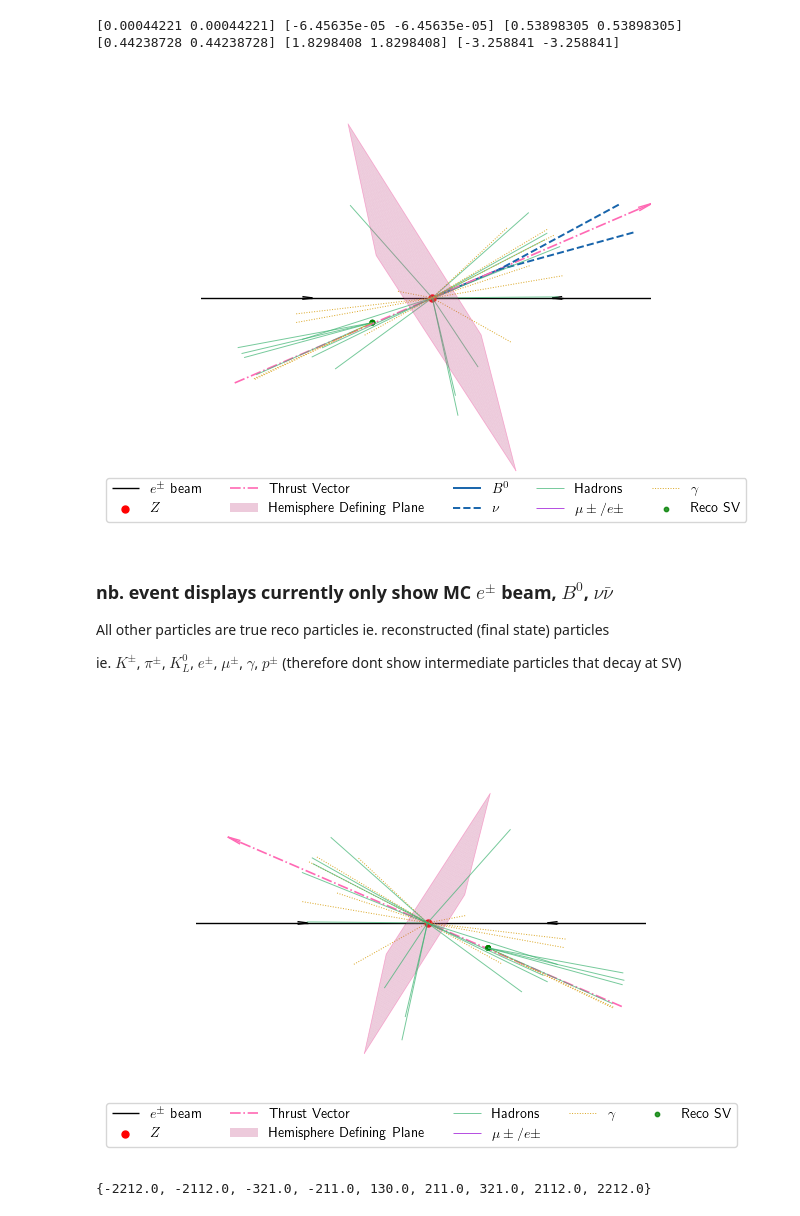
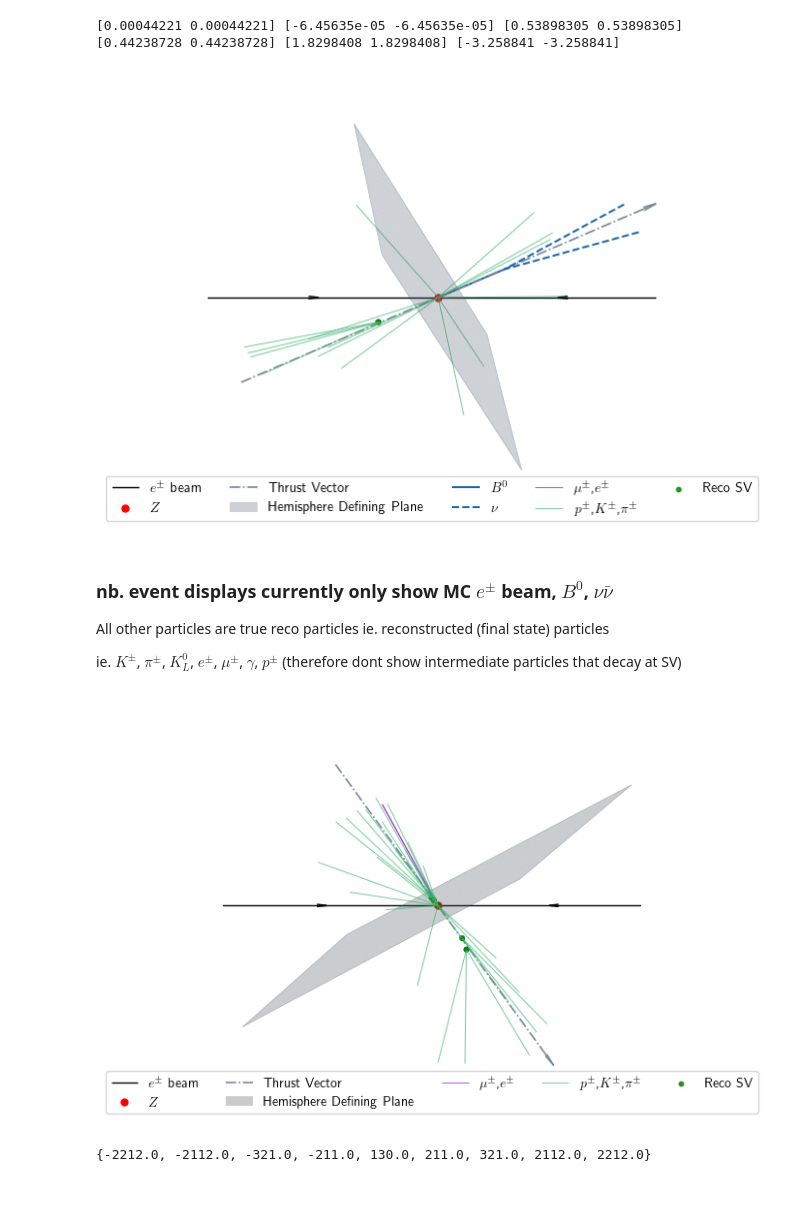
Before and after one commit to RMangrulkar/FCCAnalyses, a Jupyter notebook: examples/FCCee/flavour/B2Inv/evt_disp.ipynb, the cells around one changed output. Saved outputs shown, nothing was run; the diff lists cells and outputs as text; code cells hidden in the pictures.

Commit message:
Update final states so only showing charged reco particles

```diff
--- a/examples/FCCee/flavour/B2Inv/evt_disp.ipynb
+++ b/examples/FCCee/flavour/B2Inv/evt_disp.ipynb
@@ -205,10 +205,10 @@ ax.scatter3D(0, 0, 0, color='red', label=r'$Z$', s=25, zorder=12)
 
 
 #add thrust
-ax.quiver(0, 0, 0, thrustZ, thrustY, thrustX, color='hotpink', label=r'Thrust Vector', **thrust_opts, linestyle='dashdot', linewidth=1.2,zorder=2)
-ax.quiver(0, 0, 0, -thrustZ, -thrustY, -thrustX, color='hotpink',  **thrust_opts, linestyle='dashdot', linewidth=1.2,zorder=3)
+ax.quiver(0, 0, 0, thrustZ, thrustY, thrustX, color='lightslategray', label=r'Thrust Vector', **thrust_opts, linestyle='dashdot', linewidth=1.2,zorder=2)#'hotpink'
+ax.quiver(0, 0, 0, -thrustZ, -thrustY, -thrustX, color='lightslategray',  **thrust_opts, linestyle='dashdot', linewidth=1.2,zorder=3)#'hotpink'
 # Plot solid arrowhead
-ax.quiver(thrustZ*thrust_opts['length'], thrustY*thrust_opts['length'], thrustX*thrust_opts['length'],thrustZ,thrustY,thrustX,color='hotpink',arrow_length_ratio=1,linewidth=1, length=0.6)
+ax.quiver(thrustZ*thrust_opts['length'], thrustY*thrust_opts['length'], thrustX*thrust_opts['length'],thrustZ,thrustY,thrustX,color='lightslategray',arrow_length_ratio=1,linewidth=1, length=0.6)# 'hotpink'
 
 #add plane separating hemispheres
 normal = np.array([thrustX, thrustY, thrustZ])
@@ -224,22 +224,22 @@ if normal[2] != 0:
     zz = (-normal[0] * xx - normal[1] * yy + d) / normal[2]
 
     # Plot the plane
-    ax.plot_surface(zz, yy, xx, alpha=0.3, color='hotpink', label='Hemisphere Defining Plane',zorder=4)
+    ax.plot_surface(zz, yy, xx, alpha=0.3, color='lightslategray', label='Hemisphere Defining Plane',zorder=4) #'hotpink'
 
     x_corners = [xx[0,0], xx[0,-1], xx[-1,-1], xx[-1,0], xx[0,0]]
     y_corners = [yy[0,0], yy[0,-1], yy[-1,-1], yy[-1,0], yy[0,0]]
     z_corners = [zz[0,0], zz[0,-1], zz[-1,-1], zz[-1,0], zz[0,0]]
-    ax.plot(z_corners, y_corners, x_corners, color='hotpink', linewidth=0.5,zorder=5,alpha=0.5)
+    ax.plot(z_corners, y_corners, x_corners, color='lightslategray', linewidth=0.5,zorder=5,alpha=0.5) #'hotpink'
 
 #Add Bs2nunu
 ax.quiver(bZ[0]-zZ,bY[0]-zY,bX[0]-zX,nuZ[0]-bZ[0],nuY[0]-bY[0],nuX[0]-bX[0], color=plt.cm.Blues( np.linspace(0, 1, 6)[4]) , label=r'$B^0$', arrow_length_ratio=0, linewidth=1.4)
 ax.quiver(nuZ-zZ, nuY-zY, nuX-zY, nuPZ/nuP, nuPY/nuP, nuPX/nuP, color=plt.cm.Blues( np.linspace(0, 1, 6)[4]), label=r'$\nu$', **quiver_opts, linestyle='--', linewidth=1.4)
 
 #add reco particles
-ax.quiver(fhadZ-zZ, fhadY-zY, fhadX-zX, fhadPZ/fhadP, fhadPY/fhadP, fhadPX/fhadP, color='mediumseagreen', label='Hadrons', **quiver_opts, linewidth=0.7, alpha=0.7)
-ax.quiver(fmuZ-zZ, fmuY-zY, fmuX-zX, fmuPZ/fmuP, fmuPY/fmuP, fmuPX/fmuP, label=r'$\mu\pm/e\pm$', linewidth=0.7, color='darkviolet',**quiver_opts,alpha=0.7)
+ax.quiver(fmuZ-zZ, fmuY-zY, fmuX-zX, fmuPZ/fmuP, fmuPY/fmuP, fmuPX/fmuP,label=r'$\mu^\pm$,$e^\pm$', linewidth=0.7, color='darkviolet',**quiver_opts,alpha=0.7)
 ax.quiver(feZ-zZ, feY-zY, feX-zX, fePZ/feP, fePY/feP, fePX/feP, color='darkviolet', **quiver_opts, linewidth=0.7,alpha=0.7)
-ax.quiver(fgamZ-zZ, fgamY-zY, fgamX-zX, fgamPZ/fgamP, fgamPY/fgamP, fgamPX/fgamP, color='goldenrod', label=r'$\gamma$', **quiver_opts, linewidth=0.7, linestyle=':')
+ax.quiver(fhadZ-zZ, fhadY-zY, fhadX-zX, fhadPZ/fhadP, fhadPY/fhadP, fhadPX/fhadP, color='mediumseagreen', label='$p^\pm$,$K^\pm$,$\pi^\pm$', **quiver_opts, linewidth=0.7, alpha=0.7)
+#ax.quiver(fgamZ-zZ, fgamY-zY, fgamX-zX, fgamPZ/fgamP, fgamPY/fgamP, fgamPX/fgamP, color='goldenrod', label=r'$\gamma$', **quiver_opts, linewidth=0.7, linestyle=':')
 
 #secondary vertices
 ax.scatter3D(SVZ-zZ, SVY-zY, SVX-zX, color='green', label=r'Reco SV', s=10, zorder=13, alpha = 0.8) #(excluding photon producing vertices)'
@@ -286,10 +286,10 @@ for xc in x:
 '''
 
 
-plt.savefig('demo1.pdf', dpi=600)
+plt.savefig('demo1.pdf', bbox_inches='tight')
 plt.show()
 # %% [output]
-[figure, old version]
+[figure, new version]
 # %% [markdown]
 ### nb. event displays currently only show MC $e^\pm$ beam, $B^0$, $\nu\bar{\nu}$
 
@@ -349,13 +349,13 @@ fgamPY = presel_data_bb['Rec_true_py'][(abs(presel_data_bb['Rec_true_PDG']) == 2
 fgamPZ = presel_data_bb['Rec_true_pz'][(abs(presel_data_bb['Rec_true_PDG']) == 22) & (abs(presel_data_bb['Rec_true_M1']) != 11)].to_numpy()
 fgamP  = presel_data_bb['Rec_true_p'][(abs(presel_data_bb['Rec_true_PDG'])  == 22) & (abs(presel_data_bb['Rec_true_M1']) != 11)].to_numpy()
 
-fhadX  = presel_data_bb['Rec_true_orivtx_x'][(abs(presel_data_bb['Rec_true_PDG']) != 11) & (abs(presel_data_bb['Rec_true_PDG']) != 13) & (abs(presel_data_bb['Rec_true_PDG']) != 22)].to_numpy()
-fhadY  = presel_data_bb['Rec_true_orivtx_y'][(abs(presel_data_bb['Rec_true_PDG']) != 11) & (abs(presel_data_bb['Rec_true_PDG']) != 13) & (abs(presel_data_bb['Rec_true_PDG']) != 22)].to_numpy()
-fhadZ  = presel_data_bb['Rec_true_orivtx_z'][(abs(presel_data_bb['Rec_true_PDG']) != 11) & (abs(presel_data_bb['Rec_true_PDG']) != 13) & (abs(presel_data_bb['Rec_true_PDG']) != 22)].to_numpy()
-fhadPX = presel_data_bb['Rec_true_px'][(abs(presel_data_bb['Rec_true_PDG']) != 11) & (abs(presel_data_bb['Rec_true_PDG']) != 13) & (abs(presel_data_bb['Rec_true_PDG']) != 22)].to_numpy()
-fhadPY = presel_data_bb['Rec_true_py'][(abs(presel_data_bb['Rec_true_PDG']) != 11) & (abs(presel_data_bb['Rec_true_PDG']) != 13) & (abs(presel_data_bb['Rec_true_PDG']) != 22)].to_numpy()
-fhadPZ = presel_data_bb['Rec_true_pz'][(abs(presel_data_bb['Rec_true_PDG']) != 11) & (abs(presel_data_bb['Rec_true_PDG']) != 13) & (abs(presel_data_bb['Rec_true_PDG']) != 22)].to_numpy()
-fhadP  = presel_data_bb['Rec_true_p'][(abs(presel_data_bb['Rec_true_PDG']) != 11) & (abs(presel_data_bb['Rec_true_PDG']) != 13) & (abs(presel_data_bb['Rec_true_PDG']) != 22)].to_numpy()
+fhadX  = presel_data_bb['Rec_true_orivtx_x'][(abs(presel_data_bb['Rec_true_PDG']) == 2212) | (abs(presel_data_bb['Rec_true_PDG']) == 211) | (abs(presel_data_bb['Rec_true_PDG']) == 321)].to_numpy() #ie. requiring k,p,pi (only other non-lepton reco states are n, KL)
+fhadY  = presel_data_bb['Rec_true_orivtx_y'][(abs(presel_data_bb['Rec_true_PDG']) == 2212) | (abs(presel_data_bb['Rec_true_PDG']) == 211) | (abs(presel_data_bb['Rec_true_PDG']) == 321)].to_numpy()
+fhadZ  = presel_data_bb['Rec_true_orivtx_z'][(abs(presel_data_bb['Rec_true_PDG']) == 2212) | (abs(presel_data_bb['Rec_true_PDG']) == 211) | (abs(presel_data_bb['Rec_true_PDG']) == 321)].to_numpy()
+fhadPX = presel_data_bb['Rec_true_px'][(abs(presel_data_bb['Rec_true_PDG']) == 2212) | (abs(presel_data_bb['Rec_true_PDG']) == 211) | (abs(presel_data_bb['Rec_true_PDG']) == 321)].to_numpy()
+fhadPY = presel_data_bb['Rec_true_py'][(abs(presel_data_bb['Rec_true_PDG']) == 2212) | (abs(presel_data_bb['Rec_true_PDG']) == 211) | (abs(presel_data_bb['Rec_true_PDG']) == 321)].to_numpy()
+fhadPZ = presel_data_bb['Rec_true_pz'][(abs(presel_data_bb['Rec_true_PDG']) == 2212) | (abs(presel_data_bb['Rec_true_PDG']) == 211) | (abs(presel_data_bb['Rec_true_PDG']) == 321)].to_numpy()
+fhadP  = presel_data_bb['Rec_true_p'][(abs(presel_data_bb['Rec_true_PDG']) == 2212) | (abs(presel_data_bb['Rec_true_PDG']) == 211) | (abs(presel_data_bb['Rec_true_PDG']) == 321)].to_numpy()
 
 SVX  = presel_data_bb['Rec_true_orivtx_x'][(presel_data_bb['Rec_true_orivtx_x']!= zX)&(abs(presel_data_bb['Rec_true_PDG']) != 22)].to_numpy()
 SVY  = presel_data_bb['Rec_true_orivtx_y'][(presel_data_bb['Rec_true_orivtx_y']!= zY) &(abs(presel_data_bb['Rec_true_PDG']) != 22)].to_numpy()
@@ -406,11 +406,11 @@ ax.scatter3D(0, 0, 0, color='red', label=r'$Z$', s=25)
 
 
 #add thrust
-ax.quiver(0, 0, 0, thrustZ, thrustY, thrustX, color='hotpink', label=r'Thrust Vector', **thrust_opts, linestyle='dashdot', linewidth=1.2)
-ax.quiver(0, 0, 0, -thrustZ, -thrustY, -thrustX, color='hotpink',  **thrust_opts, linestyle='dashdot', linewidth=1.2)
+ax.quiver(0, 0, 0, thrustZ, thrustY, thrustX, color='lightslategray', label=r'Thrust Vector', **thrust_opts, linestyle='dashdot', linewidth=1.2)#'hotpink'
+ax.quiver(0, 0, 0, -thrustZ, -thrustY, -thrustX, color='lightslategray',  **thrust_opts, linestyle='dashdot', linewidth=1.2)#'hotpink'
 
 # Plot solid arrowhead
-ax.quiver(thrustZ*thrust_opts['length'], thrustY*thrust_opts['length'], thrustX*thrust_opts['length'],thrustZ,thrustY,thrustX,color='hotpink',arrow_length_ratio=1,linewidth=1, length=0.6)
+ax.quiver(thrustZ*thrust_opts['length'], thrustY*thrust_opts['length'], thrustX*thrust_opts['length'],thrustZ,thrustY,thrustX,color='lightslategray',arrow_length_ratio=1,linewidth=1, length=0.6)#'hotpink'
 
 
 #add plane separating hemispheres
@@ -427,22 +427,23 @@ if normal[2] != 0:
     zz = (-normal[0] * xx - normal[1] * yy + d) / normal[2]
 
     # Plot the plane
-    ax.plot_surface(zz, yy, xx, alpha=0.3, color='hotpink', label='Hemisphere Defining Plane')
+    ax.plot_surface(zz, yy, xx, alpha=0.3, color='lightslategray', label='Hemisphere Defining Plane')#'hotpink'
 
     x_corners = [xx[0,0], xx[0,-1], xx[-1,-1], xx[-1,0], xx[0,0]]
     y_corners = [yy[0,0], yy[0,-1], yy[-1,-1], yy[-1,0], yy[0,0]]
     z_corners = [zz[0,0], zz[0,-1], zz[-1,-1], zz[-1,0], zz[0,0]]
-    ax.plot(z_corners, y_corners, x_corners, color='hotpink', linewidth=0.5,alpha=0.5)
+    ax.plot(z_corners, y_corners, x_corners, color='lightslategray', linewidth=0.5,alpha=0.5)#'hotpink'
 '''
 #Add Bs2nunu
 ax.quiver(bZ[0]-zZ,bY[0]-zY,bX[0]-zX,nuZ[0]-bZ[0],nuY[0]-bY[0],nuX[0]-bX[0], color=plt.cm.Blues( np.linspace(0, 1, 6)[4]) , label=r'$B^0$', arrow_length_ratio=0, linewidth=1.4)
 ax.quiver(nuZ-zZ, nuY-zY, nuX-zY, nuPZ/nuP, nuPY/nuP, nuPX/nuP, color=plt.cm.Blues( np.linspace(0, 1, 6)[4]), label=r'$\nu$', **quiver_opts, linestyle='--', linewidth=1.4)
 '''
 #add reco particles
-ax.quiver(fhadZ-zZ, fhadY-zY, fhadX-zX, fhadPZ/fhadP, fhadPY/fhadP, fhadPX/fhadP, color='mediumseagreen', label='Hadrons', **quiver_opts, linewidth=0.7, alpha=0.7)
-ax.quiver(fmuZ-zZ, fmuY-zY, fmuX-zX, fmuPZ/fmuP, fmuPY/fmuP, fmuPX/fmuP, label=r'$\mu\pm/e\pm$', linewidth=0.7, alpha=0.7, color='darkviolet',**quiver_opts)
+ax.quiver(fmuZ-zZ, fmuY-zY, fmuX-zX, fmuPZ/fmuP, fmuPY/fmuP, fmuPX/fmuP, label=r'$\mu^\pm$,$e^\pm$', linewidth=0.7, alpha=0.7, color='darkviolet',**quiver_opts)
 ax.quiver(feZ-zZ, feY-zY, feX-zX, fePZ/feP, fePY/feP, fePX/feP, color='darkviolet', **quiver_opts, linewidth=0.7, alpha=0.7)
-ax.quiver(fgamZ-zZ, fgamY-zY, fgamX-zX, fgamPZ/fgamP, fgamPY/fgamP, fgamPX/fgamP, color='goldenrod', label=r'$\gamma$', **quiver_opts, linewidth=0.7, linestyle=':')
+ax.quiver(fhadZ-zZ, fhadY-zY, fhadX-zX, fhadPZ/fhadP, fhadPY/fhadP, fhadPX/fhadP, color='mediumseagreen', label='$p^\pm$,$K^\pm$,$\pi^\pm$', **quiver_opts, linewidth=0.7, alpha=0.7)
+
+#ax.quiver(fgamZ-zZ, fgamY-zY, fgamX-zX, fgamPZ/fgamP, fgamPY/fgamP, fgamPX/fgamP, color='goldenrod', label=r'$\gamma$', **quiver_opts, linewidth=0.7, linestyle=':')
 
 #secondary vertices
 ax.scatter(SVZ-zZ, SVY-zY, SVX-zX, color='green', label=r'Reco SV', s=10, alpha = 0.8) #(excluding photon producing vertices)'
@@ -464,35 +465,35 @@ fig.tight_layout()
 # Define grid range
 x = np.linspace(-8, 8, 8)
 y = np.linspace(-8, 8, 8)
 z = np.linspace(-8, 8, 8)
 
 # Plot grid lines in x-y plane (z=const)
 for zc in z:
     for xi in x:
         ax.plot([xi]*len(y), y, [zc]*len(y), color='lightgray', linewidth=0.5)
     for yi in y:
         ax.plot(x, [yi]*len(x), [zc]*len(x), color='lightgray', linewidth=0.5)
 
 # Plot grid lines in x-z plane (y=const)
 for yc in y:
     for xi in x:
         ax.plot([xi]*len(z), [yc]*len(z), z, color='lightgray', linewidth=0.5)
     for zi in z:
         ax.plot(x, [yc]*len(x), [zi]*len(x), color='lightgray', linewidth=0.5)
 
 # Plot grid lines in y-z plane (x=const)
 for xc in x:
     for yi in y:
         ax.plot([xc]*len(z), y, z, color='lightgray', linewidth=0.5)
     for zi in z:
         ax.plot([xc]*len(y), y, [zi]*len(y), color='lightgray', linewidth=0.5)
 '''
 
 
-plt.savefig('demo1bb.pdf', dpi=600)
+plt.savefig('demo1bb.pdf', bbox_inches='tight')
 plt.show()
 # %% [output]
-[figure, old version]
+[figure, new version]
 # %%
 #Check final state hadrons
 final_PIDs=[]
```
Also changed, not shown: parts of 1 cell of this notebook.
